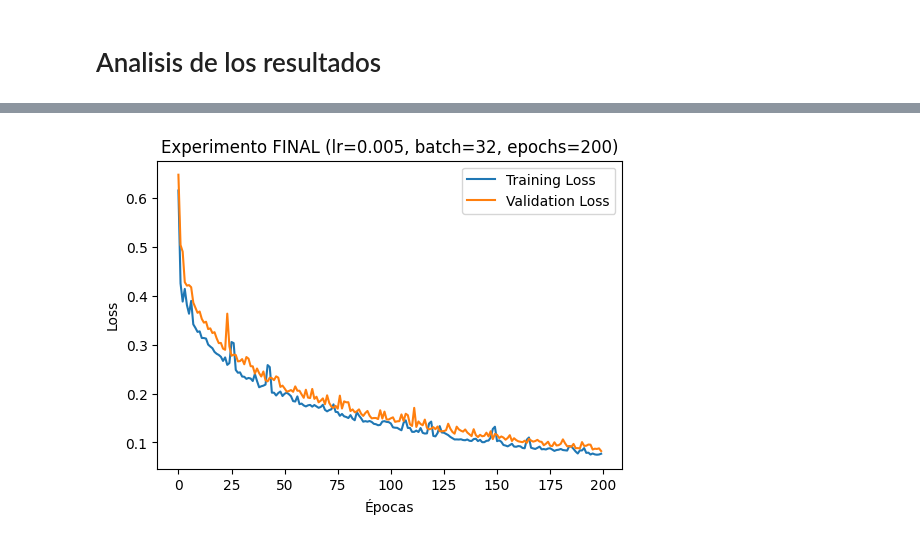
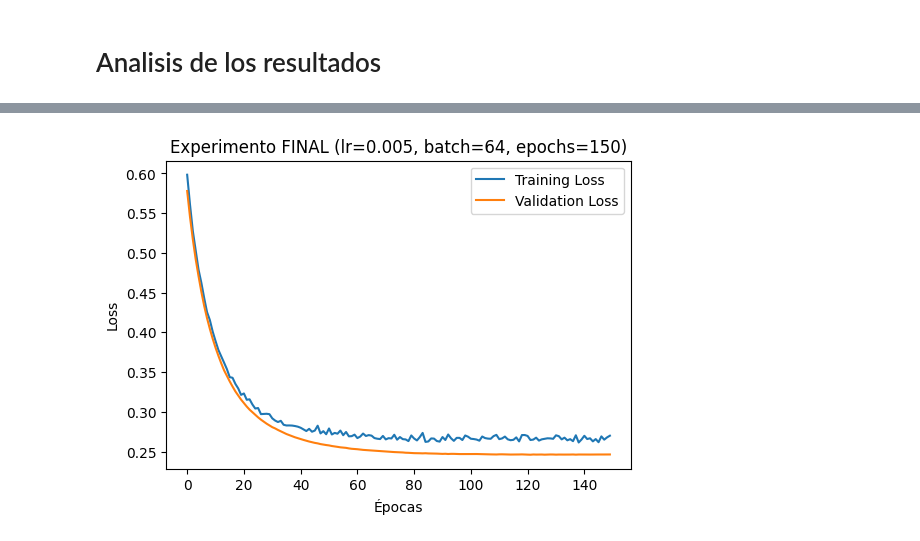
Before and after one commit to JosePablo-Tec/RegresionLogistica, a Jupyter notebook: RegresionLogistica.ipynb, the cells around one changed output, grey strips where cells are left out. Saved outputs shown, nothing was run; the diff lists cells and outputs as text; code cells hidden in the pictures.

```diff
--- a/RegresionLogistica.ipynb
+++ b/RegresionLogistica.ipynb
@@ -585,12 +625,13 @@ Se mostrarán:
 ## Definición del modelo y función de entrenamiento
 # %%
 
-# Imports
 import torch
 import torch.nn as nn
 import torch.optim as optim
 
+
 from sklearn.metrics import accuracy_score, precision_score, recall_score, f1_score, roc_auc_score
+from sklearn.metrics import confusion_matrix, ConfusionMatrixDisplay
 
 # Modelo de Regresión Logística
 class LogisticRegressionModel(nn.Module):
@@ -602,9 +643,11 @@ class LogisticRegressionModel(nn.Module):
         return torch.sigmoid(self.linear(x))
 
 # Función de entrenamiento y evaluación
+
 def train_and_evaluate(X_train, y_train, X_val, y_val, input_dim,
                        lr=0.01, batch_size=32, epochs=50, experiment_id=1):
     # Crear modelo
+    torch.manual_seed(42)
     model = LogisticRegressionModel(input_dim)
     criterion = nn.BCELoss()
     optimizer = optim.Adam(model.parameters(), lr=lr)
@@ -616,9 +659,10 @@ def train_and_evaluate(X_train, y_train, X_val, y_val, input_dim,
     y_val_tensor = torch.tensor(y_val.values.reshape(-1,1), dtype=torch.float32)
 
     # Crear dataloader
-    dataset = torch.utils.data.TensorDataset(X_train_tensor, y_train_tensor)
-    loader = torch.utils.data.DataLoader(dataset, batch_size=batch_size, shuffle=True)
-
+    loader = torch.utils.data.DataLoader(
+        torch.utils.data.TensorDataset(X_train_tensor, y_train_tensor),
+        batch_size=batch_size, shuffle=True
+    )
     # Para graficar
     train_losses = []
     val_losses = []
@@ -648,7 +692,7 @@ def train_and_evaluate(X_train, y_train, X_val, y_val, input_dim,
 
     # Predicciones finales
     with torch.no_grad():
-        y_pred = model(X_val_tensor).numpy()
+        y_pred = model(X_val_tensor).numpy().ravel()
         y_pred_labels = (y_pred >= 0.5).astype(int)
 
     metrics = {
@@ -702,48 +781,67 @@ NameError: name 'experiments' is not defined
 # %% [markdown]
 # Analisis de los resultados
 # %%
-from sklearn.metrics import confusion_matrix, ConfusionMatrixDisplay
 
-# 1) Seleccionamos el mejor modelo
-# Supongamos que es el experimento 8 (ajustalo si elegís otro)
-best_experiment = 8
+
+# Seleccionamos el mejor modelo
+
+best_experiment = 2  # superior en metricas
 best_params = experiments[best_experiment - 1]
-
 print(f"Evaluando en TEST el experimento {best_experiment} con parámetros: {best_params}")
 
-# 2) Entrenamos nuevamente con train+val y evaluamos en test
-feature_cols = [col for col in df.columns if col != 'target']
+#Se definen los 6 features relevantes, de acuerdo a la matriz de correlación y análisis previo
+top_features = [
+    'alcohol',
+    'volatile acidity',
+    'sulphates',
+    'citric acid',
+    'residual sugar',
+    'fixed acidity'
+]
 
-model, _ = train_and_evaluate(
-    pd.concat([dftrain[feature_cols], dfval[feature_cols]]),   # X_train + X_val
-    pd.concat([dftrain['target'], dfval['target']]),           # y_train + y_val
-    dftest[feature_cols], dftest['target'],                    # X_test, y_test
-    input_dim=dftrain[feature_cols].shape[1],
+# Se selecciona los datasets limpios
+X_train = dftrain_scaled[top_features]
+y_train = dftrain_scaled['target']
+X_val   = dfval_scaled[top_features]
+y_val   = dfval_scaled['target']
+X_test  = dftest_scaled[top_features]
+y_test  = dftest_scaled['target']
+
+#Se concatena TRAIN + VAL para reentrenar el modelo final
+X_trainval = pd.concat([X_train, X_val], axis=0).reset_index(drop=True)
+y_trainval = pd.concat([y_train, y_val], axis=0).reset_index(drop=True)
+
+input_dim = len(top_features)
+
+
+# Entrenar con TRAIN+VAL y evaluar en TEST
+final_model, _ = train_and_evaluate(
+    X_trainval, y_trainval,
+    X_test, y_test,
+    input_dim=input_dim,
     lr=best_params["lr"],
     batch_size=best_params["batch_size"],
     epochs=best_params["epochs"],
-    experiment_id="FINAL"
+    experiment_id="FINAL",
 )
 
-# 3) Predicciones en test
-X_test_tensor = torch.tensor(dftest[feature_cols].values, dtype=torch.float32)
+
+#Predicciones y métricas en TEST
 with torch.no_grad():
-    y_pred = model(X_test_tensor).numpy()
-    y_pred_labels = (y_pred >= 0.5).astype(int)
-
-# 4) Métricas finales
-from sklearn.metrics import accuracy_score, precision_score, recall_score, f1_score, roc_auc_score
+    y_prob_test = final_model(torch.tensor(X_test.values, dtype=torch.float32)).numpy().ravel()
+y_hat_test = (y_prob_test >= 0.5).astype(int)
 
 print("=== Resultados en TEST ===")
-print("Accuracy :", accuracy_score(dftest['target'], y_pred_labels))
-print("Precision:", precision_score(dftest['target'], y_pred_labels))
-print("Recall   :", recall_score(dftest['target'], y_pred_labels))
-print("F1       :", f1_score(dftest['target'], y_pred_labels))
-print("AUC      :", roc_auc_score(dftest['target'], y_pred))
+print("Accuracy :", accuracy_score(y_test, y_hat_test))
+print("Precision:", precision_score(y_test, y_hat_test, zero_division=0))
+print("Recall   :", recall_score(y_test, y_hat_test, zero_division=0))
+print("F1       :", f1_score(y_test, y_hat_test, zero_division=0))
+print("AUC      :", roc_auc_score(y_test, y_prob_test))
 
-# 5) Matriz de confusión
-cm = confusion_matrix(dftest['target'], y_pred_labels)
-disp = ConfusionMatrixDisplay(confusion_matrix=cm, display_labels=[0,1])
+
+# Matriz de confusión
+cm = confusion_matrix(y_test, y_hat_test)
+disp = ConfusionMatrixDisplay(confusion_matrix=cm, display_labels=[0, 1])
 disp.plot(cmap="Blues")
 plt.title("Matriz de Confusión - Mejor Modelo (Test Set)")
 plt.show()
@@ -752,2 +850,2 @@ Evaluando en TEST el experimento 8 con parámetros: {'lr': 0.005, 'batch_size':
-[figure, old version]
+[figure, new version]
 === Resultados en TEST ===
```
Also changed, not shown: parts of 13 cells of this notebook.
